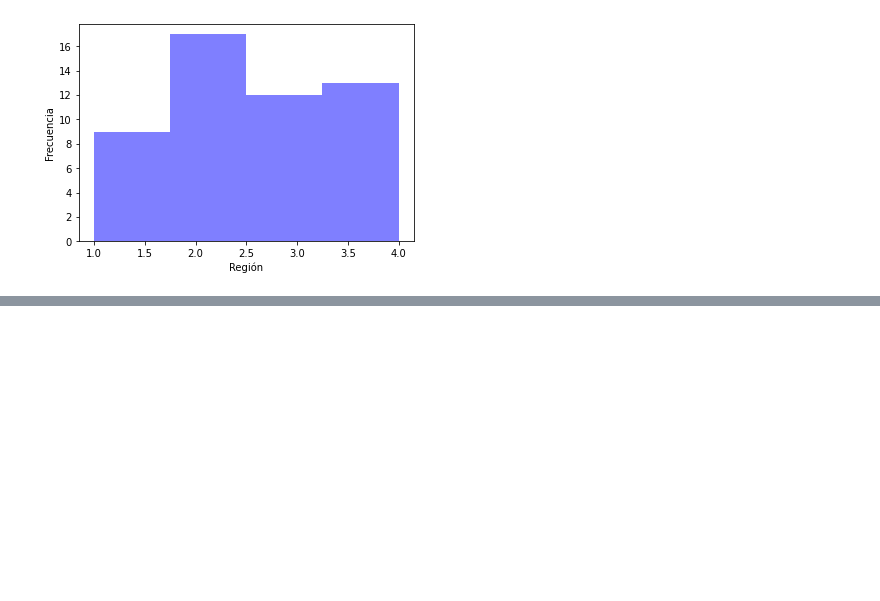
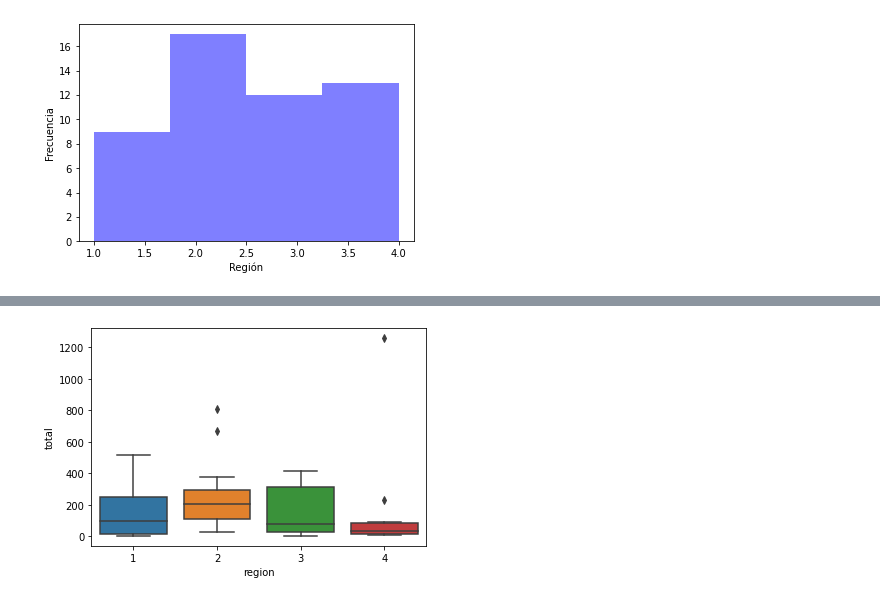
Before and after one commit to ALRIER/BigD_KonradLorenz, a Jupyter notebook: Graphics.ipynb, the cells around one changed output, grey strips where cells are left out. Drawn from its saved outputs; the diff is of its cells as text; code cells hidden in the pictures; blank space fills up the shorter version.

```diff
--- a/Graphics.ipynb
+++ b/Graphics.ipynb
@@ -359,0 +292,5 @@ p + geom_point(aes(col=region), size = 3) +
+# %%
+sns.boxplot(x = "region", y = "total", data = murders)
+plt.show()
+# %% [output]
+[figure, added]
```
Also changed, not shown: parts of 23 cells of this notebook.
